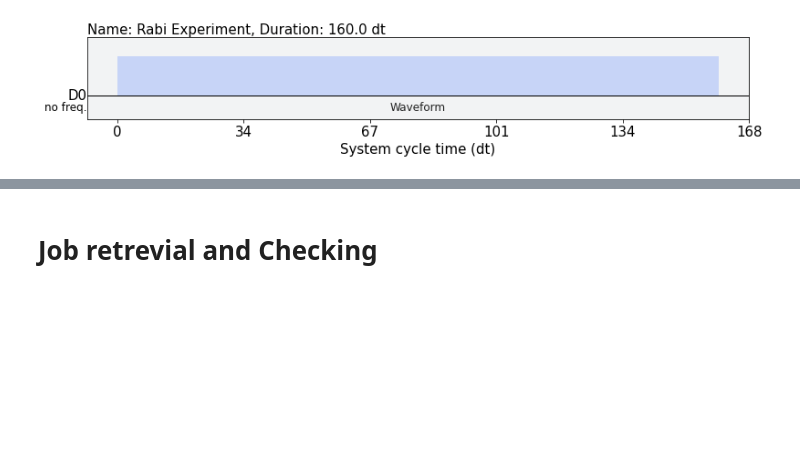
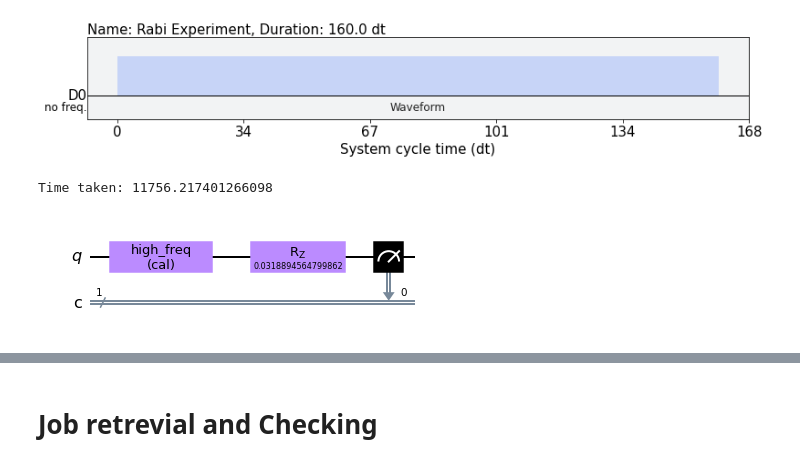
Before and after one commit to Fan-0/AQI2022, a Jupyter notebook: Summer 2022/June 19 Update-Copy1.ipynb, the cells around one changed output, grey strips where cells are left out. Cells and saved outputs as stored; diff of their text form; code cells hidden in the pictures; blank space fills up the shorter version.

```diff
--- a/Summer 2022/June 19 Update-Copy1.ipynb
+++ b/Summer 2022/June 19 Update-Copy1.ipynb
@@ -329,11 +328,14 @@ signal2.Create_Pulse().draw()
 [figure]
 # %%
 circ_2 = QuantumCircuit(1,1)
-circ_2 = signal2.add_as_gate(circ_2,[0])
+circ_2 = signal_3.add_as_gate(circ_2,[0])
 t = time.time()
 all_p_3, batch_circ_3 = Spec_2(circ_2,0.02,0.98,100,backend=signal.backend)
 print('Time taken:', time.time() - t)
 batch_circ_3[2].draw('mpl')
+# %% [output]
+Time taken: 11756.217401266098
+[figure, added]
 # %%
 fig = plt.figure(dpi=100)
 ax = fig.add_subplot(111)
```
Also changed, not shown: parts of 4 cells of this notebook, 1 other file.
